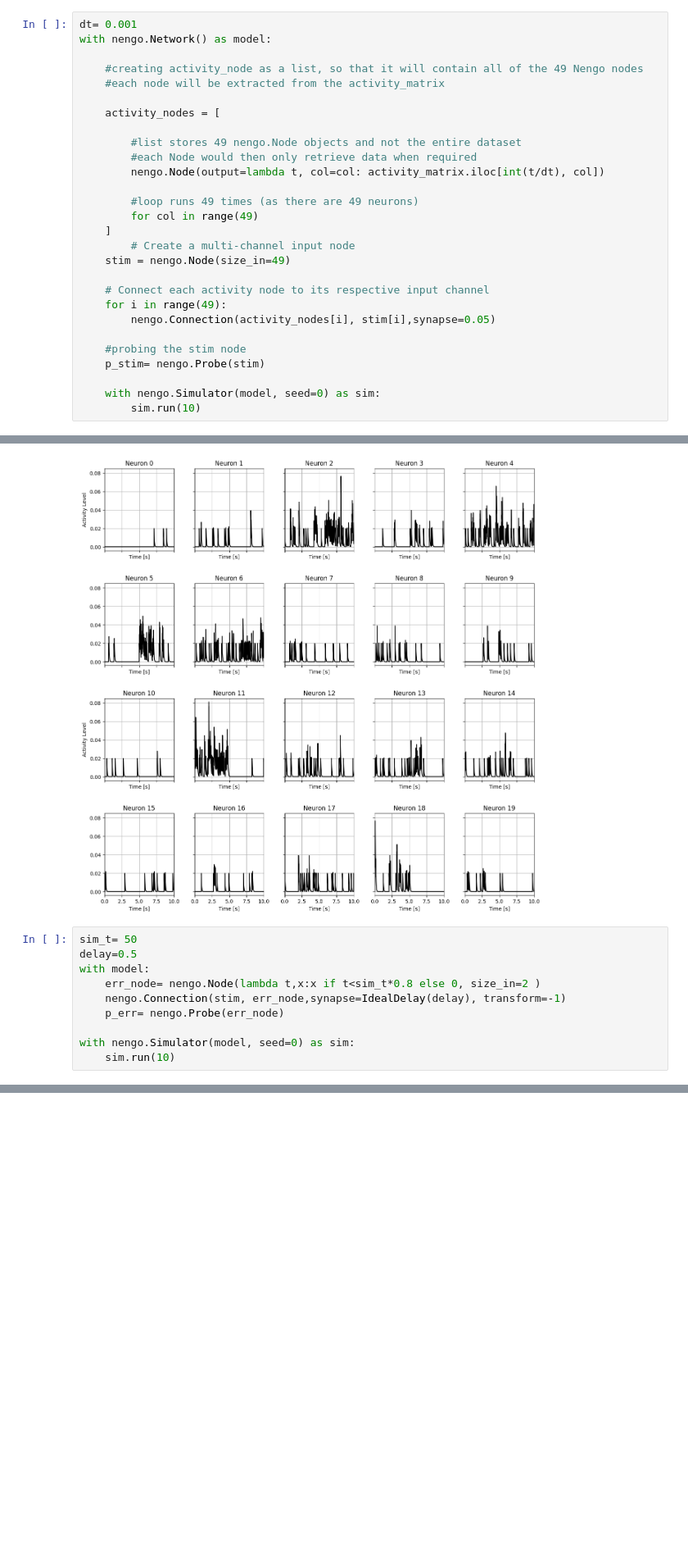
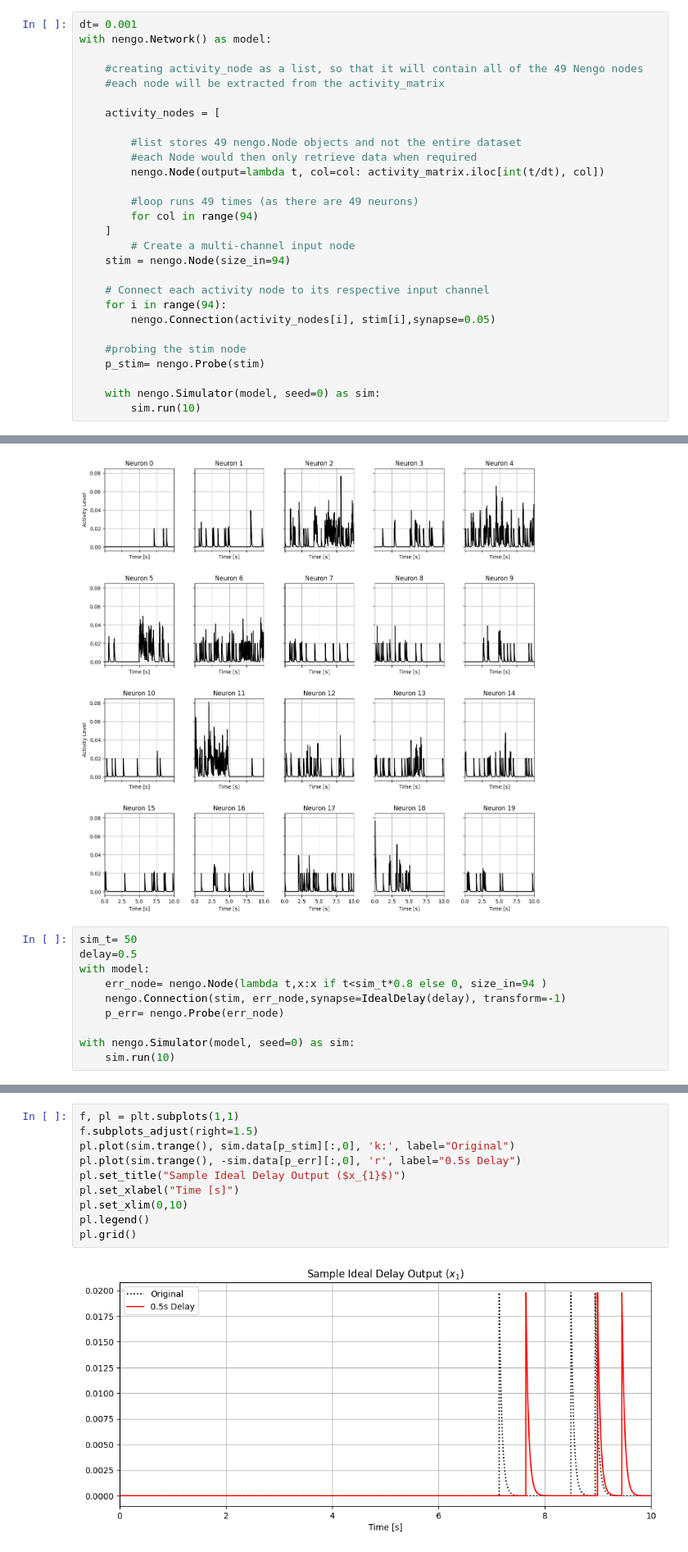
Before and after one commit to WAT-ai/BCI-Signal-Decoding, a Jupyter notebook: src/LMU - Basis/LMU_AA.ipynb, the cells around one changed output, grey strips where cells are left out. Shown at 82% size. Saved outputs shown, nothing was run; the diff lists cells and outputs as text; blank space fills up the shorter version.

```diff
--- a/src/LMU - Basis/LMU_AA.ipynb
+++ b/src/LMU - Basis/LMU_AA.ipynb
@@ -95,13 +95,13 @@ with nengo.Network() as model:
         nengo.Node(output=lambda t, col=col: activity_matrix.iloc[int(t/dt), col])
 
         #loop runs 49 times (as there are 49 neurons)
-        for col in range(49)
+        for col in range(94)
     ]
         # Create a multi-channel input node
-    stim = nengo.Node(size_in=49)
+    stim = nengo.Node(size_in=94)
 
     # Connect each activity node to its respective input channel
-    for i in range(49):
+    for i in range(94):
         nengo.Connection(activity_nodes[i], stim[i],synapse=0.05)
 
     #probing the stim node
@@ -187,7 +187,7 @@ plt.show()
 sim_t= 50
 delay=0.5
 with model:
-    err_node= nengo.Node(lambda t,x:x if t<sim_t*0.8 else 0, size_in=2 )
+    err_node= nengo.Node(lambda t,x:x if t<sim_t*0.8 else 0, size_in=94 )
     nengo.Connection(stim, err_node,synapse=IdealDelay(delay), transform=-1)
     p_err= nengo.Probe(err_node)
 
@@ -197,0 +199,12 @@ ValidationError: init: Shape of initial value () does not match expected shape (
+# %%
+f, pl = plt.subplots(1,1)
+f.subplots_adjust(right=1.5)
+pl.plot(sim.trange(), sim.data[p_stim][:,0], 'k:', label="Original")
+pl.plot(sim.trange(), -sim.data[p_err][:,0], 'r', label="0.5s Delay")
+pl.set_title("Sample Ideal Delay Output ($x_{1}$)")
+pl.set_xlabel("Time [s]")
+pl.set_xlim(0,10)
+pl.legend()
+pl.grid()
+# %% [output]
+[figure, added]
```
Also changed, not shown: parts of 2 cells of this notebook.
